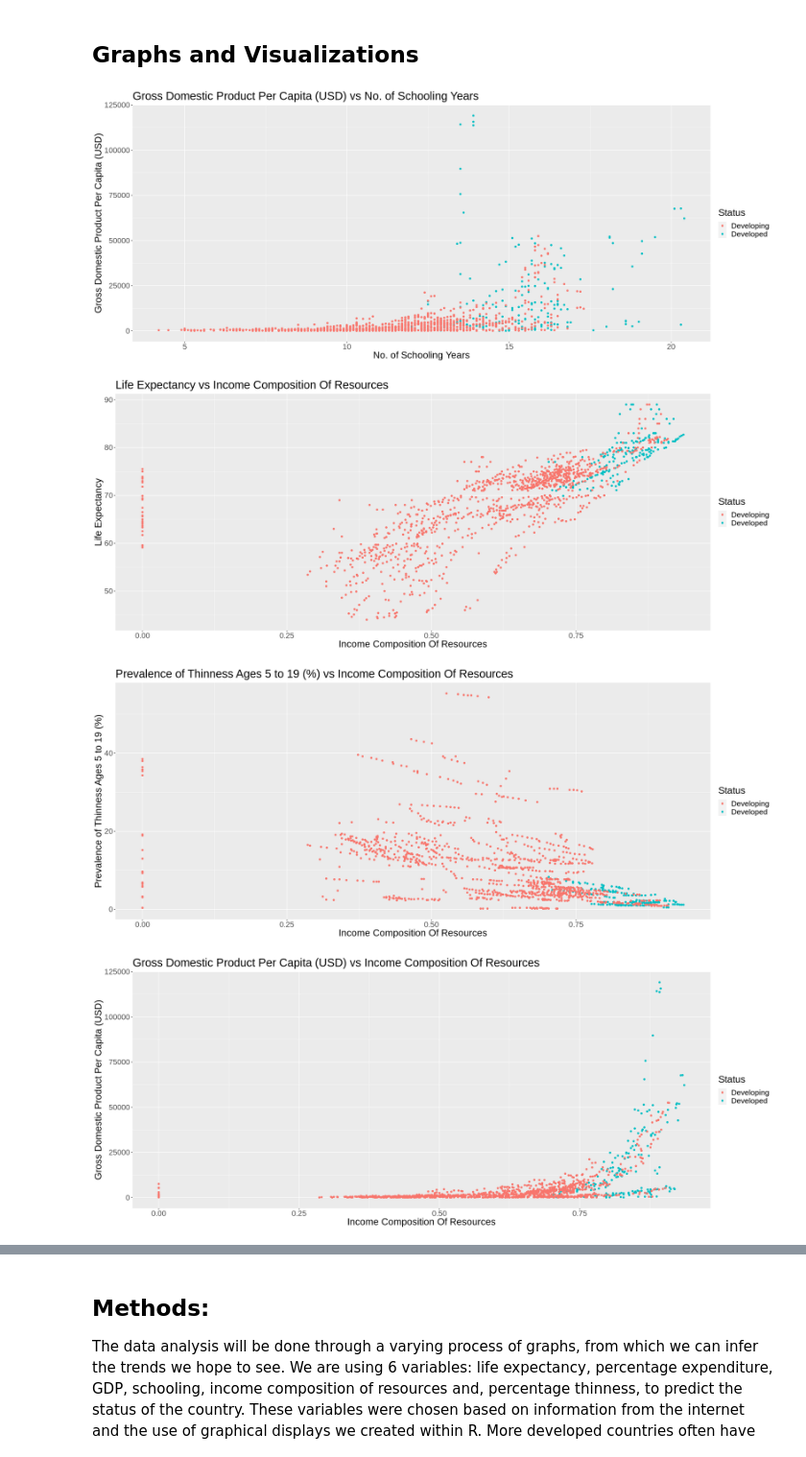
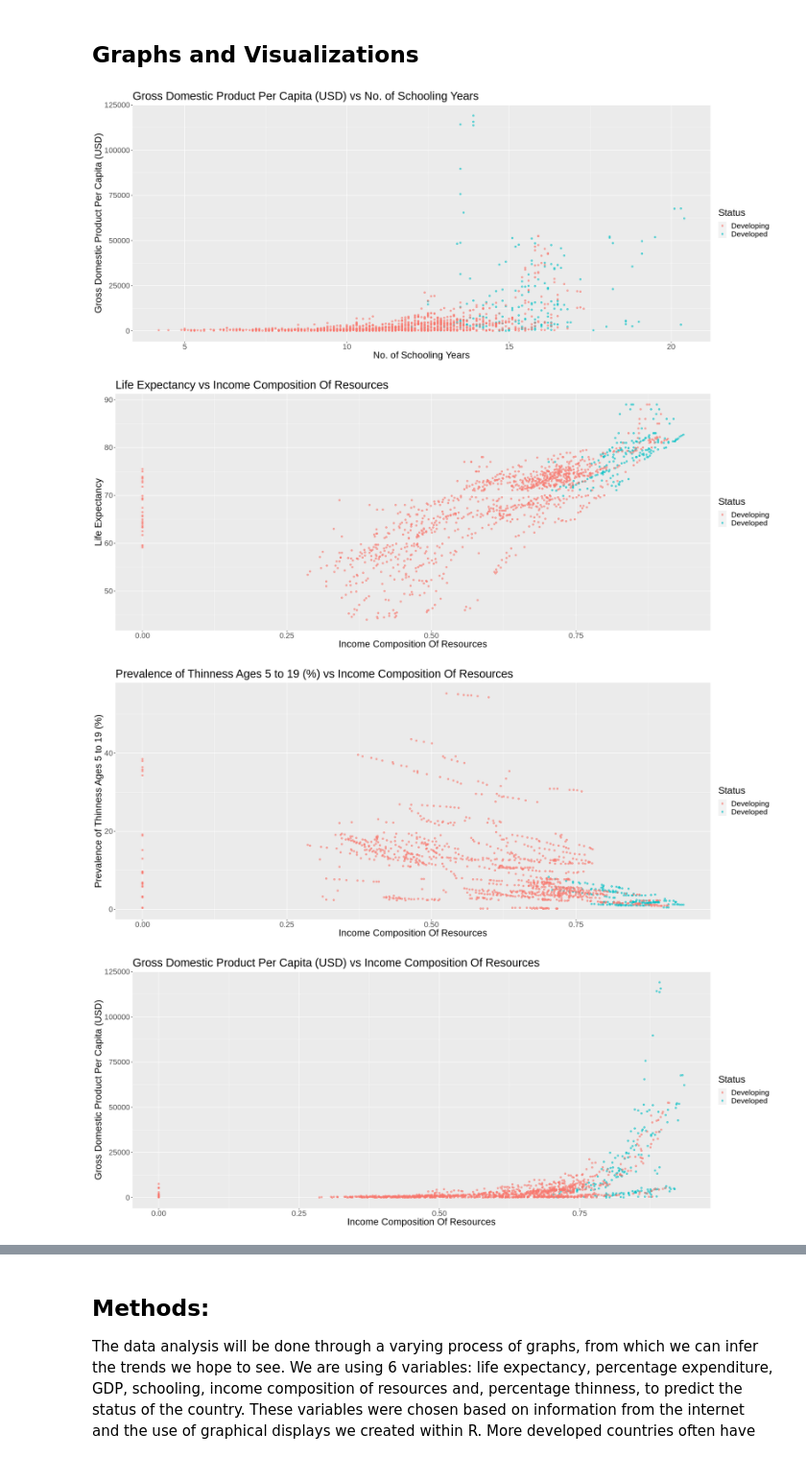
Before and after one commit to Ansh-Sharma2/DataSciProject1, a Jupyter notebook: Preliminary exploratory data analysis.ipynb, the cells around one changed output, grey strips where cells are left out. Shown at 96% size. Cells and saved outputs as stored; diff of their text form; code cells hidden in the pictures.

```diff
--- a/Preliminary exploratory data analysis.ipynb
+++ b/Preliminary exploratory data analysis.ipynb
@@ -122,7 +123,7 @@ options(repr.plot.width = 20, repr.plot.height = 8)
 
 Schooling_vs_GDP<-life_expectancy_train|>#relationship between schooling years and GDP
     ggplot(aes(x=Schooling,y=GDP,colour=Status))+
-    geom_point()+
+    geom_point(alpha=0.6)+
     xlab("No. of Schooling Years")+
     ylab("Gross Domestic Product Per Capita (USD)")+
     ggtitle("Gross Domestic Product Per Capita (USD) vs No. of Schooling Years")+
@@ -131,41 +132,41 @@ Schooling_vs_GDP
 
 Life_exp_vs_income_comp<-life_expectancy_train|>#relationship between Life Expectancy and Income Composition of Resources
     ggplot(aes(x=Income.composition.of.resources,y=Life.expectancy,colour=Status))+
-    geom_point()+
+    geom_point(alpha=0.6)+
     xlab("Income Composition Of Resources")+
     ylab("Life Expectancy")+
     ggtitle("Life Expectancy vs Income Composition Of Resources")+
     theme(text = element_text(size = 20))
 Life_exp_vs_income_comp
 
 thinness_vs_income_comp<-life_expectancy_train|>#relationship between Thinness in children ages 5 to 19 and Income Composition of Resources
     ggplot(aes(x=Income.composition.of.resources,y=thinness.5.to.19.years,colour=Status))+
-    geom_point()+
+    geom_point(alpha=0.6)+
     xlab("Income Composition Of Resources")+
     ylab("Prevalence of Thinness Ages 5 to 19 (%)")+
     ggtitle("Prevalence of Thinness Ages 5 to 19 (%) vs Income Composition Of Resources")+
     theme(text = element_text(size = 20))
 thinness_vs_income_comp
 
 GDP_vs_income_comp<-life_expectancy_train|>#relationship between GDP and Income Composition of Resources
     ggplot(aes(x=Income.composition.of.resources,y=GDP,colour=Status))+
-    geom_point()+
+    geom_point(alpha=0.6)+
     xlab("Income Composition Of Resources")+
     ylab("Gross Domestic Product Per Capita (USD)")+
     ggtitle("Gross Domestic Product Per Capita (USD) vs Income Composition Of Resources")+
     theme(text = element_text(size = 20))
 GDP_vs_income_comp
 
 GDP_vs_Life<-life_expectancy_train|>#relationship between GDP and Life Expectancy
     ggplot(aes(x=Life.expectancy,y=GDP,colour=Status))+
-    geom_point()+
+    geom_point(alpha=0.6)+
     xlab("Life Expectancy")+
     ylab("Gross Domestic Product Per Capita (USD)")+
     ggtitle("Gross Domestic Product Per Capita (USD) vs Life Expectancy")+
     theme(text = element_text(size = 20))
 GDP_vs_Life
 # %% [output]
-[figure, old version]
+[figure, new version]
-[figure, old version]
+[figure, new version]
-[figure, old version]
+[figure, new version]
-[figure, old version]
+[figure, new version]
```
Also changed, not shown: parts of 2 cells of this notebook.
